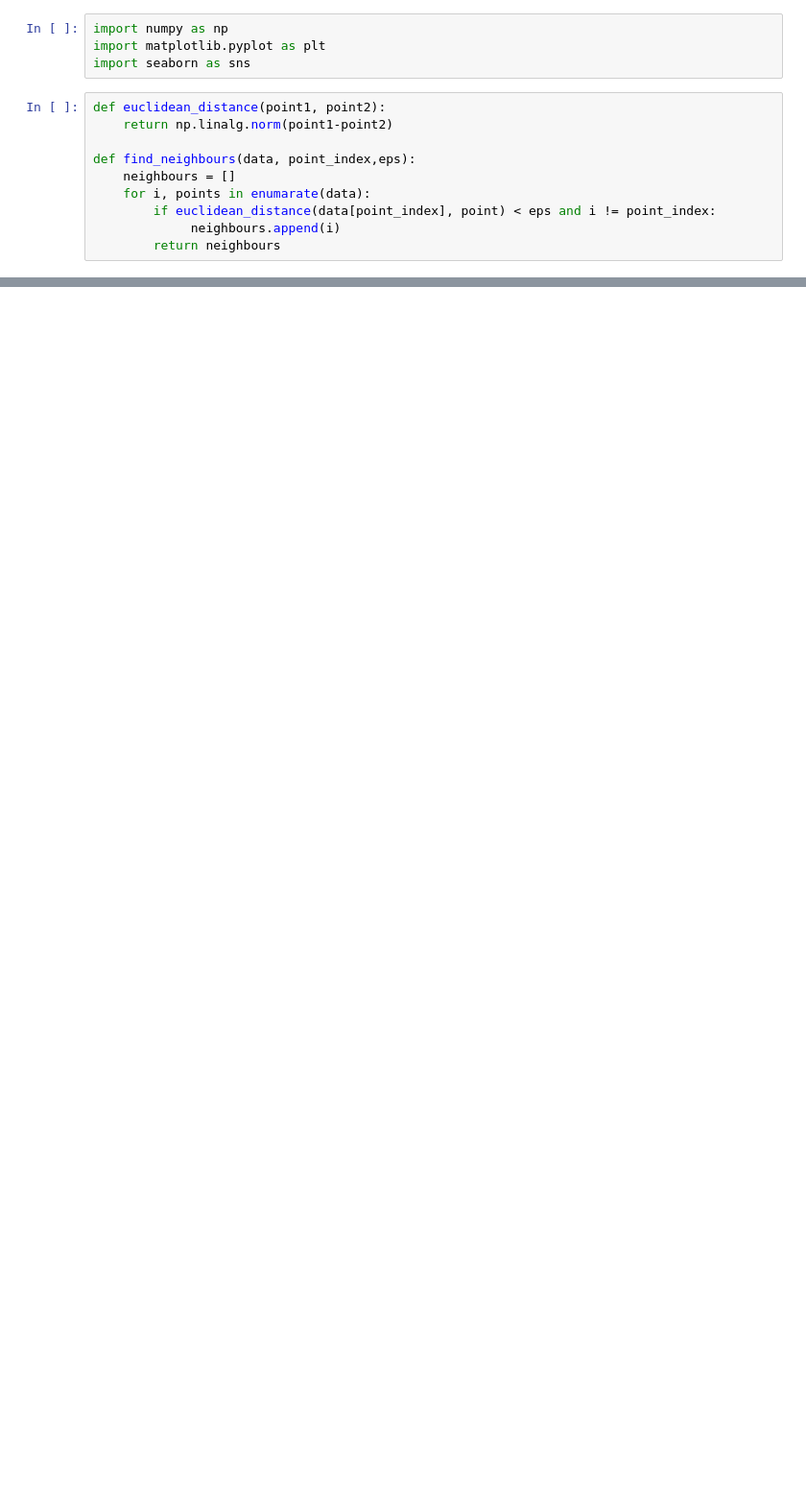
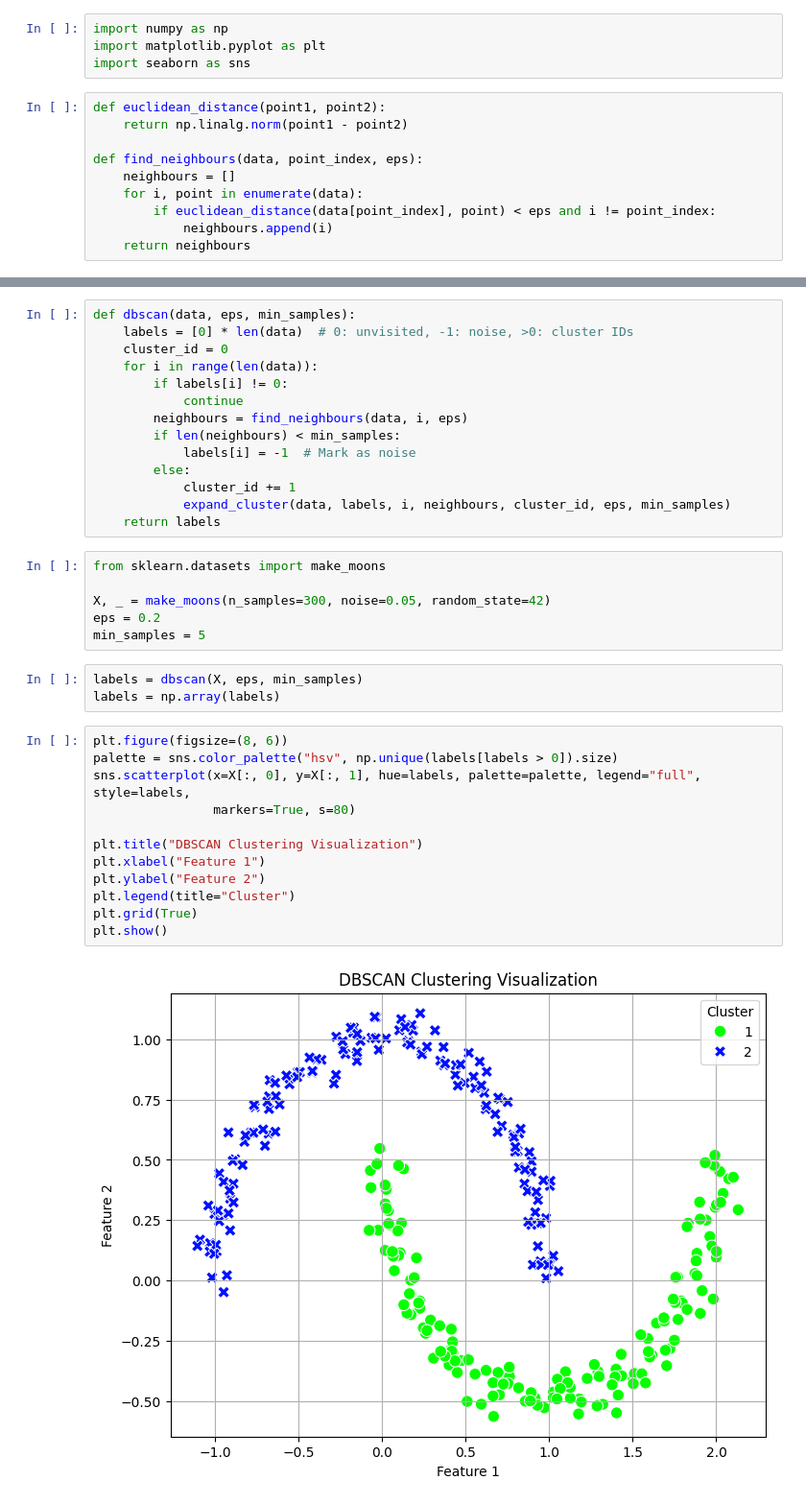
Before and after one commit to Gyawalisahaj/Unsupervised_learning, a Jupyter notebook: DBSCAN/DBSCAN.ipynb, the cells around one changed output, grey strips where cells are left out. Shown at 96% size. Saved outputs shown, nothing was run; the diff lists cells and outputs as text; blank space fills up the shorter version.

```diff
--- a/DBSCAN/DBSCAN.ipynb
+++ b/DBSCAN/DBSCAN.ipynb
@@ -4,12 +4,12 @@ import matplotlib.pyplot as plt
 import seaborn as sns
 # %%
 def euclidean_distance(point1, point2):
-    return np.linalg.norm(point1-point2)
+    return np.linalg.norm(point1 - point2)
 
-def find_neighbours(data, point_index,eps):
+def find_neighbours(data, point_index, eps):
     neighbours = []
-    for i, points in enumarate(data):
+    for i, point in enumerate(data):
         if euclidean_distance(data[point_index], point) < eps and i != point_index:
-             neighbours.append(i)
-        return neighbours
+            neighbours.append(i)
+    return neighbours
 # %%
@@ -25,0 +29,37 @@ def expand_cluster(data, label, point_index, neighbours, cluster_id, eps, min_sa
+# %%
+def dbscan(data, eps, min_samples):
+    labels = [0] * len(data)  # 0: unvisited, -1: noise, >0: cluster IDs
+    cluster_id = 0
+    for i in range(len(data)):
+        if labels[i] != 0:
+            continue
+        neighbours = find_neighbours(data, i, eps)
+        if len(neighbours) < min_samples:
+            labels[i] = -1  # Mark as noise
+        else:
+            cluster_id += 1
+            expand_cluster(data, labels, i, neighbours, cluster_id, eps, min_samples)
+    return labels
+# %%
+from sklearn.datasets import make_moons
+
+X, _ = make_moons(n_samples=300, noise=0.05, random_state=42)
+eps = 0.2
+min_samples = 5
+# %%
+labels = dbscan(X, eps, min_samples)
+labels = np.array(labels)
+# %%
+plt.figure(figsize=(8, 6))
+palette = sns.color_palette("hsv", np.unique(labels[labels > 0]).size)
+sns.scatterplot(x=X[:, 0], y=X[:, 1], hue=labels, palette=palette, legend="full", style=labels,
+                markers=True, s=80)
+
+plt.title("DBSCAN Clustering Visualization")
+plt.xlabel("Feature 1")
+plt.ylabel("Feature 2")
+plt.legend(title="Cluster")
+plt.grid(True)
+plt.show()
+# %% [output]
+[figure, added]
```
Also changed, not shown: parts of 1 cell of this notebook.
